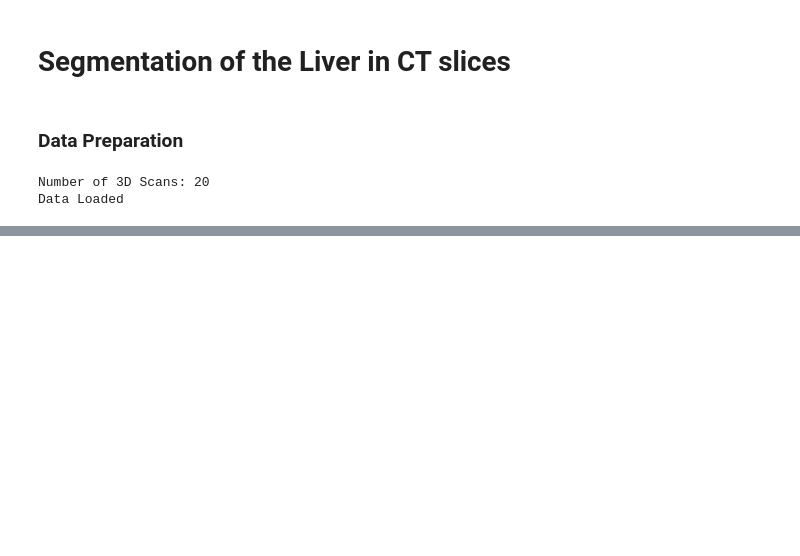
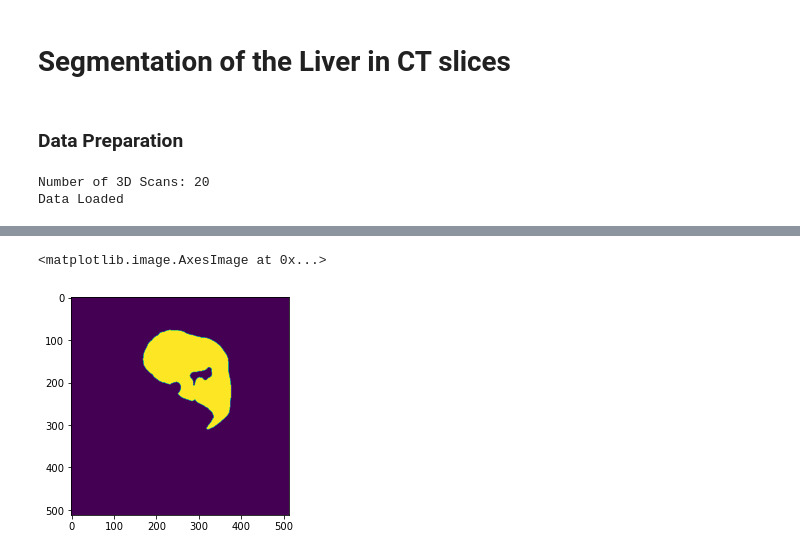
Before and after one commit to iancoghill/Deep-Learning-Practice, a Jupyter notebook: Liver-Segmentation-U-net/Liver-Segmentation.ipynb, the cells around one changed output, grey strips where cells are left out. Cells and saved outputs as stored; diff of their text form; code cells hidden in the pictures; blank space fills up the shorter version.

```diff
--- a/Liver-Segmentation-U-net/Liver-Segmentation.ipynb
+++ b/Liver-Segmentation-U-net/Liver-Segmentation.ipynb
@@ -93 +118,7 @@ X_test Shape:  (283, 512, 512, 1)
+# %%
+##### Show its Mask
+plt.imshow(np.squeeze(Y_train[imageNumber, :, :], 2))
+# %% [output]
+<matplotlib.image.AxesImage at 0x...>
+[figure, added]
 # %%
```
Also changed, not shown: parts of 12 cells of this notebook, 1 other file.
